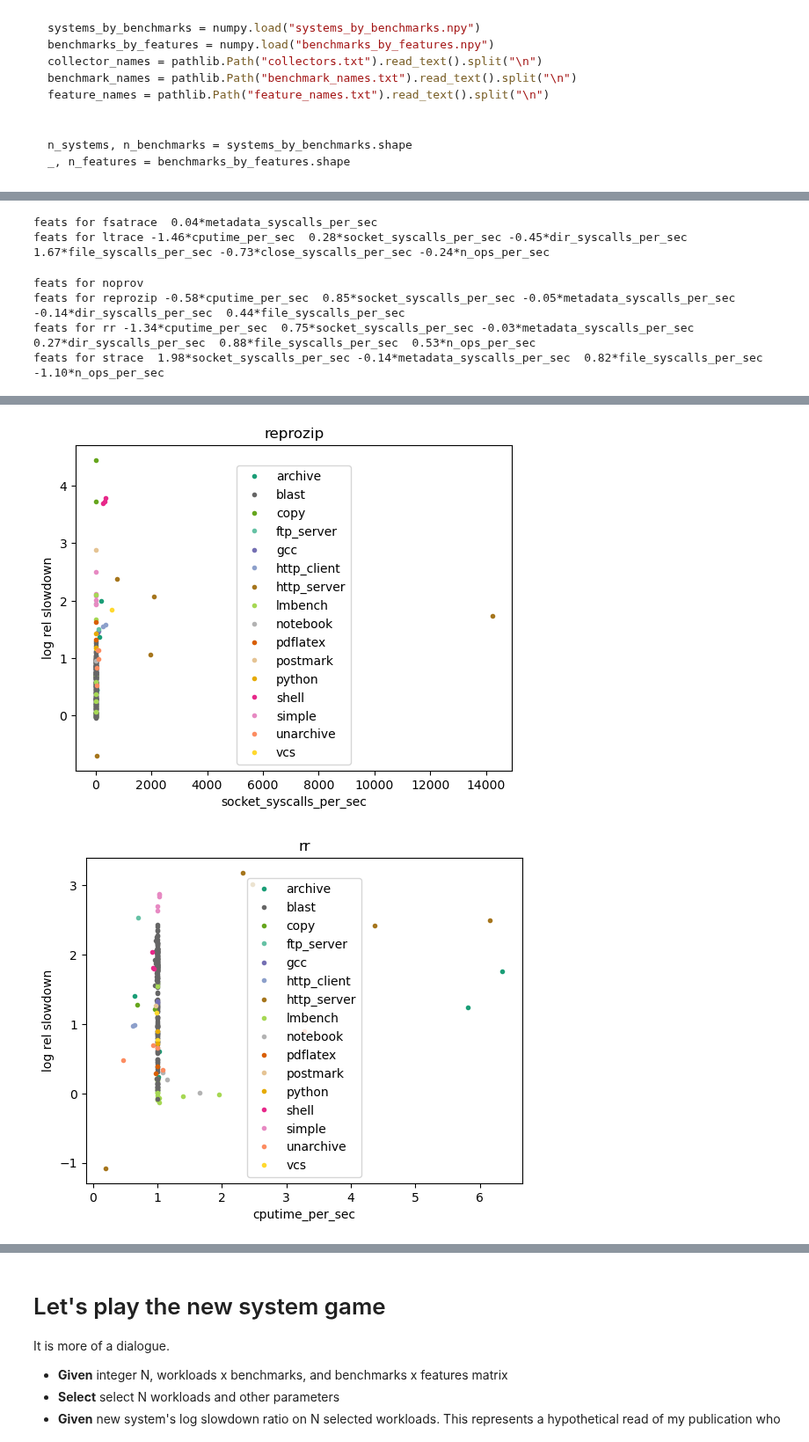
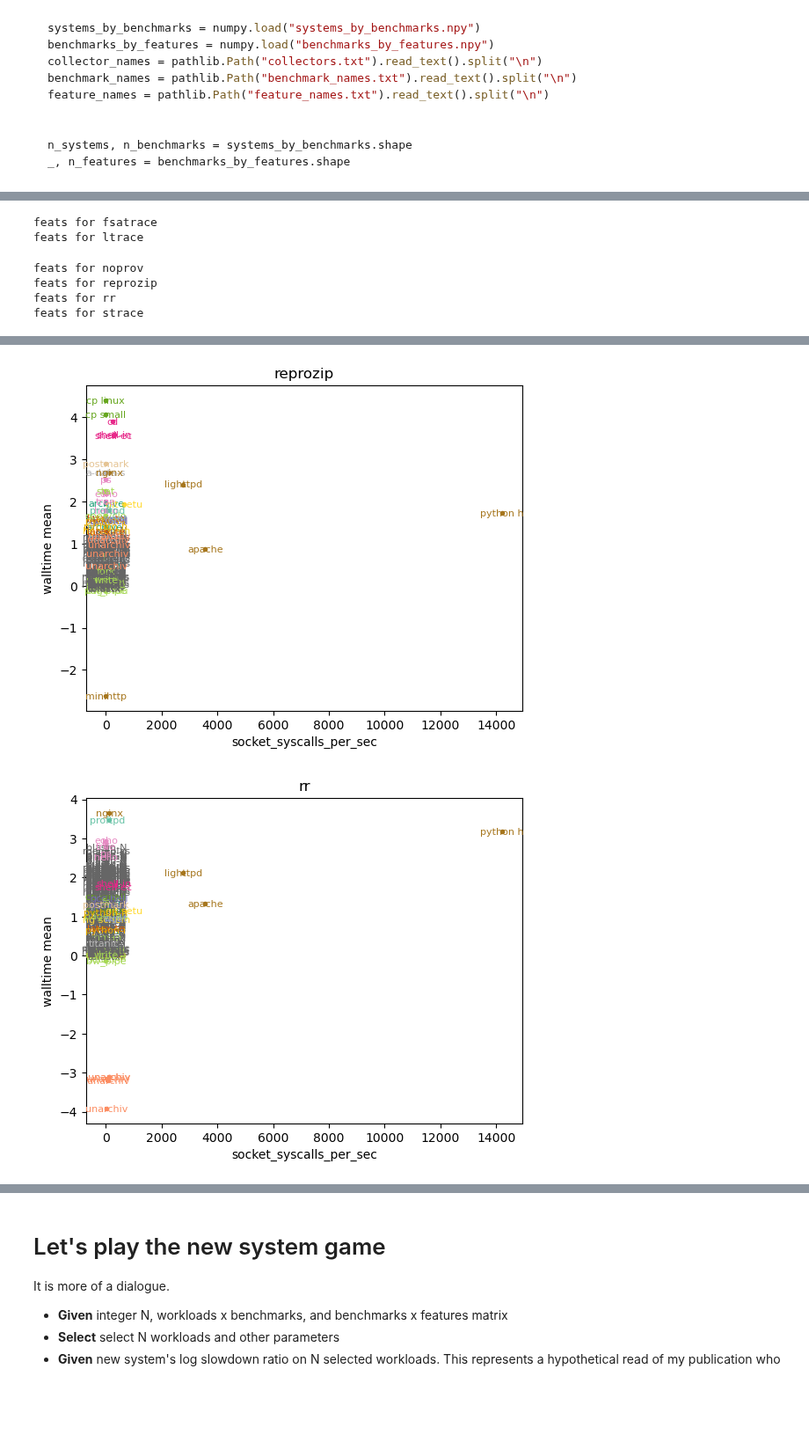
Before and after one commit to charmoniumQ/PROBE, a Jupyter notebook: benchmark/notebook/cross-val.ipynb, the cells around one changed output, grey strips where cells are left out. Shown at 88% size. Cells and saved outputs as stored; diff of their text form; code cells hidden in the pictures; blank space fills up the shorter version.

```diff
--- a/benchmark/notebook/cross-val.ipynb
+++ b/benchmark/notebook/cross-val.ipynb
@@ -39,13 +39,13 @@ from util import flatten1
 
 collectors = list(flatten1([
     PROV_COLLECTOR_GROUPS[collector_name]
-    for collector_name in ["working"]
+    for collector_name in ["working-ltrace"]
 ]))
 workloads = list(flatten1([
     WORKLOAD_GROUPS[workload_name]
-    for workload_name in ["working"]
+    for workload_name in ["working-ltrace"]
 ]))
-iterations = 5
+iterations = 1
 ignore_failures = True
 rerun = False
 df = get_results(
@@ -56,3 +56,6 @@ df = get_results(
     ignore_failures=ignore_failures,
     rerun=rerun,
 )
+# %%
+df = df.drop(columns=["collector_method", "collector_submethod"])
+df
@@ -182,6 +346,7 @@ features_df = pandas.DataFrame({
         for group_name, syscall_names in syscall_groups.items()
     },
     "n_ops_per_sec": strace["n_ops_mean"] / noprov["walltime_mean"],
+    "constant_frac": -1 / noprov["walltime_mean"],
 })
 features_df
 # %% [output]
@@ -306,17 +467,17 @@ for (data_label, data, names), whiten in itertools.product(datas, whitens):
 # %%
 for collector in agged.index.levels[0]:
-    reg = sklearn.linear_model.Lasso(alpha=0.01)
+    reg = sklearn.linear_model.Lasso(alpha=0.3)
     data = features_df.loc[:, :].values
     data = (data - data.mean(axis=1)[:, numpy.newaxis]) / data.std(axis=1)[:, numpy.newaxis]
     reg.fit(
-        numpy.hstack((data, numpy.ones((n_benchmarks, 1)))),
+        data,
         log_rel_slowdown.loc[collector, :].values,
     )
 
     fig = plt.figure()
     ax = fig.add_subplot(1, 1, 1)
     ax.set_title(collector)
-    ax.set_ylabel("log rel slowdown")
+    ax.set_ylabel("walltime mean")
     print(f"feats for {collector}", " ".join(
         f"{weight: .2f}*{feature}"
         for feature, weight in zip(list(features_df.columns) + ["one"], reg.coef_)
@@ -325,22 +486,34 @@ for collector in agged.index.levels[0]:
     feature = max(zip(numpy.fabs(reg.coef_)[:-1], features_df.columns))[1]
     ax.set_xlabel(feature)
     for workload in agged.index.levels[1]:
+        x = features_df.loc[workload, feature]
+        y = agged.loc[collector, workload]["log_rel_slowdown"] - agged.loc["noprov", workload]["log_rel_slowdown"]
+        color = colors[agged["workload_kind"].cat.codes.loc[collector, workload]]
         ax.plot(
-            features_df.loc[workload, feature],
-            agged.loc[collector, workload]["log_rel_slowdown"],
+            x,
+            y,
             linestyle="",
             marker=".",
-            color=colors[agged["workload_kind"].cat.codes.loc[collector, workload]],
+            color=color,
         )
-    ax.legend(handles=[
-        matplotlib.lines.Line2D([0], [0], linestyle="", marker=".", color=colors[cat_code], label=category)
-        for cat_code, category in enumerate(workload_kinds.cat.categories)
-    ])
+        ax.annotate(
+            workload[:8],
+            xy=(x, y),
+            xytext=(0, -4),
+            color=color,
+            textcoords='offset points',
+            size=8,
+            ha='center', va='bottom',
+        )
+    # ax.legend(handles=[
+    #     matplotlib.lines.Line2D([0], [0], linestyle="", marker=".", color=colors[cat_code], label=category)
+    #     for cat_code, category in enumerate(workload_kinds.cat.categories)
+    # ])
     fig.show()
 # %% [output]
-feats for fsatrace  0.04*metadata_syscalls_per_sec
-feats for ltrace -1.46*cputime_per_sec  0.28*socket_syscalls_per_sec -0.45*dir_syscalls_per_sec  1.67*file_syscalls_per_sec -0.73*close_syscalls_per_sec -0.24*n_ops_per_sec
+feats for fsatrace
+feats for ltrace
 feats for noprov
-feats for reprozip -0.58*cputime_per_sec  0.85*socket_syscalls_per_sec -0.05*metadata_syscalls_per_sec -0.14*dir_syscalls_per_sec  0.44*file_syscalls_per_sec
-feats for rr -1.34*cputime_per_sec  0.75*socket_syscalls_per_sec -0.03*metadata_syscalls_per_sec  0.27*dir_syscalls_per_sec  0.88*file_syscalls_per_sec  0.53*n_ops_per_sec
-feats for strace  1.98*socket_syscalls_per_sec -0.14*metadata_syscalls_per_sec  0.82*file_syscalls_per_sec -1.10*n_ops_per_sec
+feats for reprozip
+feats for rr
+feats for strace
@@ -350,2 +523,2 @@ feats for strace  1.98*socket_syscalls_per_sec -0.14*metadata_syscalls_per_sec
-[figure, old version]
+[figure, new version]
-[figure, old version]
+[figure, new version]
```
Also changed, not shown: parts of 28 cells of this notebook, 13 other files.
